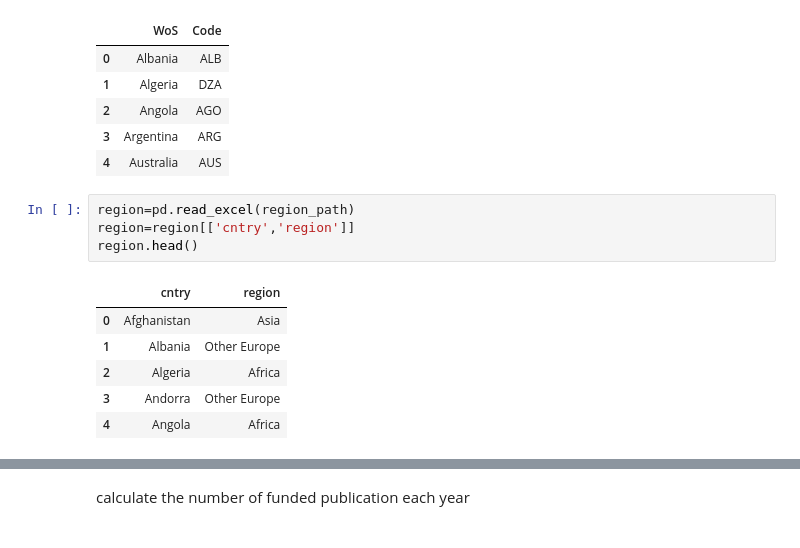
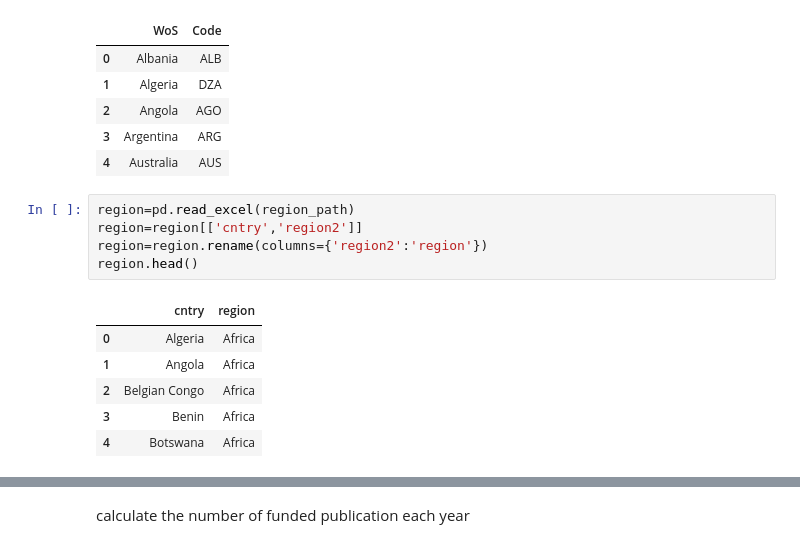
Before and after one commit to LiliMiaohub/national_science_funding, a Jupyter notebook: workflow/scripts/plot_global_patron.ipynb, the cells around one changed output, grey strips where cells are left out. Drawn from its saved outputs; the diff is of its cells as text.

```diff
--- a/workflow/scripts/plot_global_patron.ipynb
+++ b/workflow/scripts/plot_global_patron.ipynb
@@ -49,12 +49,13 @@ flag_df.head()
 | 4 | Australia | AUS |
 # %%
 region=pd.read_excel(region_path)
-region=region[['cntry','region']]
+region=region[['cntry','region2']]
+region=region.rename(columns={'region2':'region'})
 region.head()
 # %% [output]
 |  | cntry | region |
-| 0 | Afghanistan | Asia |
-| 1 | Albania | Other Europe |
-| 2 | Algeria | Africa |
-| 3 | Andorra | Other Europe |
-| 4 | Angola | Africa |
+| 0 | Algeria | Africa |
+| 1 | Angola | Africa |
+| 2 | Belgian Congo | Africa |
+| 3 | Benin | Africa |
+| 4 | Botswana | Africa |
```
Also changed, not shown: parts of 4 cells of this notebook, 21 other files.
